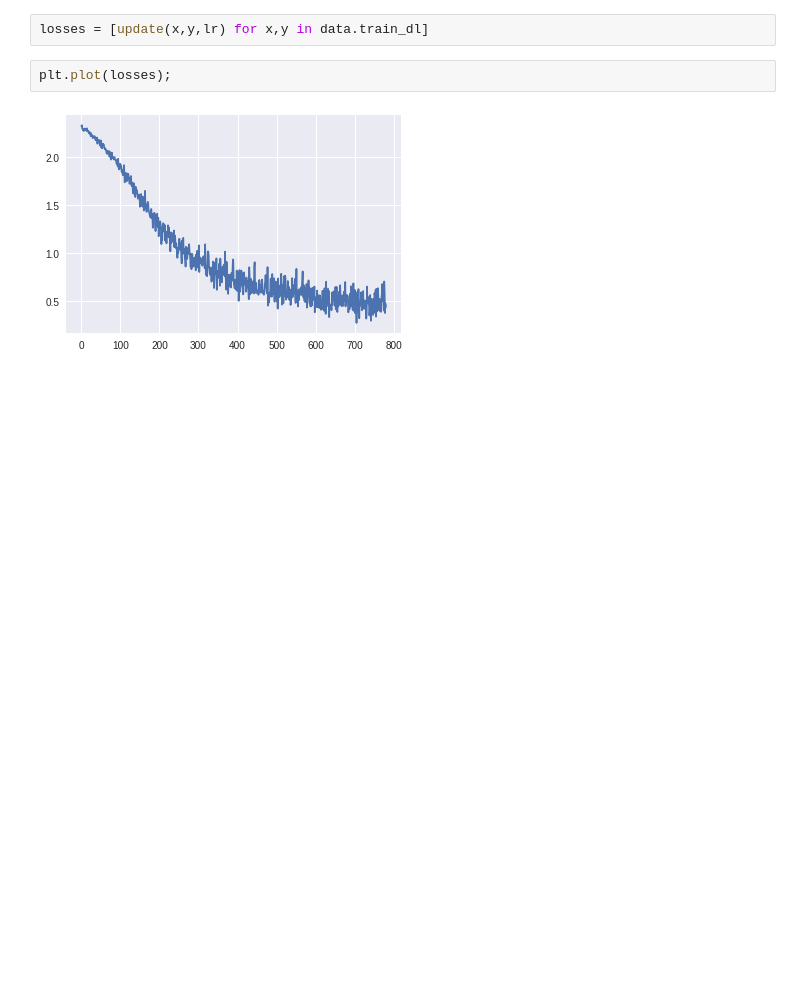
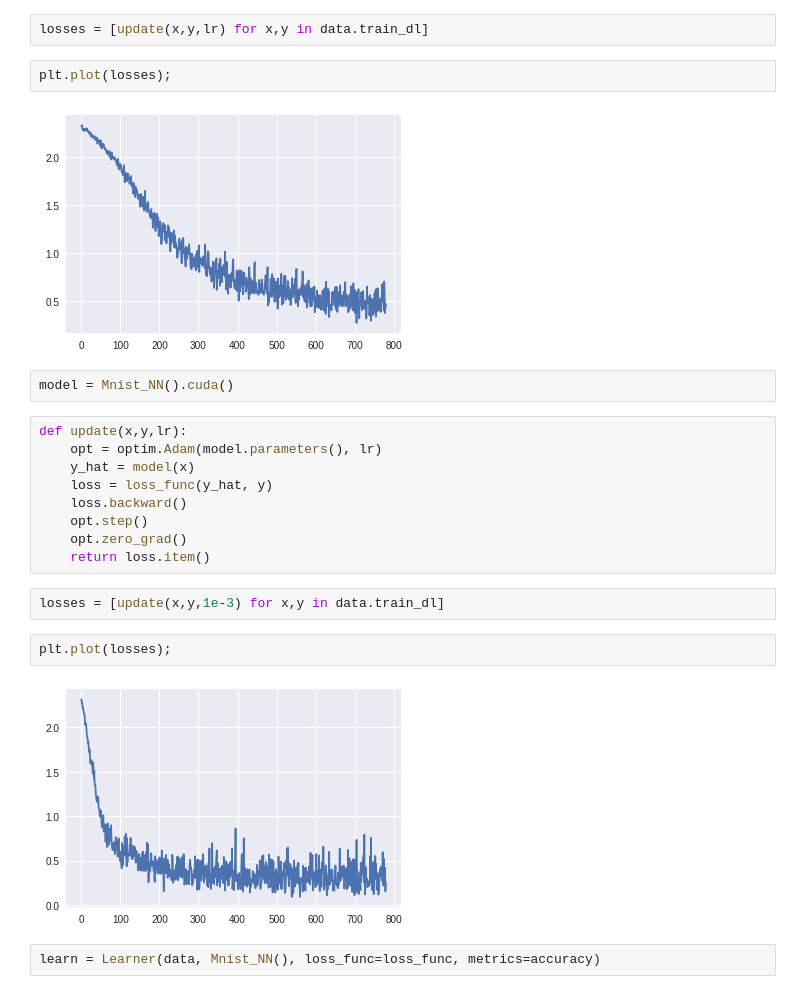
Before and after one commit to s-r-aman/machine_learning_playground, a Jupyter notebook: fastdotai_dl/lesson5_mnistsgd.ipynb, the cells around one changed output. Cells and saved outputs as stored; diff of their text form; blank space fills up the shorter version.

```diff
--- a/fastdotai_dl/lesson5_mnistsgd.ipynb
+++ b/fastdotai_dl/lesson5_mnistsgd.ipynb
@@ -124,3 +124,22 @@ losses = [update(x,y,lr) for x,y in data.train_dl]
 plt.plot(losses);
 # %% [output]
 [figure]
+# %%
+model = Mnist_NN().cuda()
+# %%
+def update(x,y,lr):
+    opt = optim.Adam(model.parameters(), lr)
+    y_hat = model(x)
+    loss = loss_func(y_hat, y)
+    loss.backward()
+    opt.step()
+    opt.zero_grad()
+    return loss.item()
+# %%
+losses = [update(x,y,1e-3) for x,y in data.train_dl]
+# %%
+plt.plot(losses);
+# %% [output]
+[figure, added]
+# %%
+learn = Learner(data, Mnist_NN(), loss_func=loss_func, metrics=accuracy)
```
Also changed, not shown: parts of 1 cell of this notebook.
